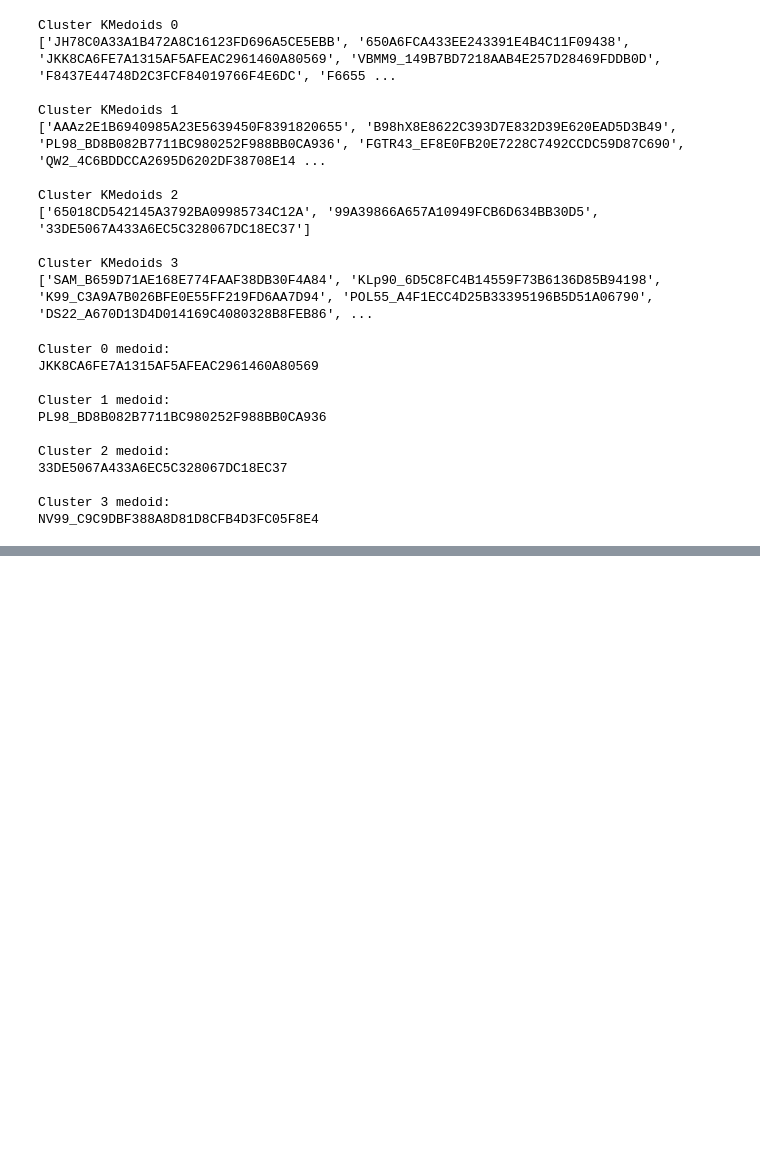
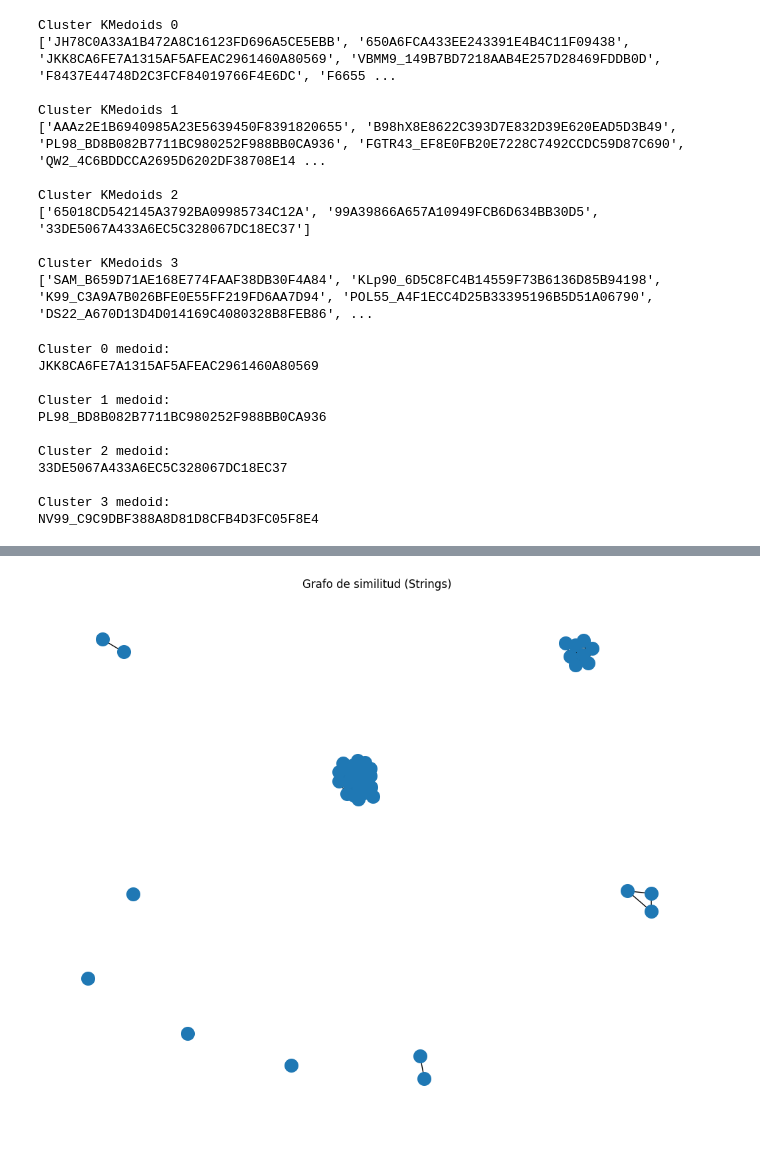
Before and after one commit to EdwinOrtegaK/Lab03_SDS, a Jupyter notebook: notebooks/lab3_malware_families.ipynb, the cells around one changed output, grey strips where cells are left out. Drawn from its saved outputs; the diff is of its cells as text; code cells hidden in the pictures; blank space fills up the shorter version.

```diff
--- a/notebooks/lab3_malware_families.ipynb
+++ b/notebooks/lab3_malware_families.ipynb
@@ -910,0 +997,16 @@ df_embed.to_csv("../dataset/malware_embeddings_pca.csv", index=False)
+# %%
+jaccard_functions = np.zeros((n,n))
+
+for i in range(n):
+    for j in range(n):
+        f1 = df_embed.iloc[i]["functions_set"]
+        f2 = df_embed.iloc[j]["functions_set"]
+        jaccard_functions[i,j] = jaccard_similarity(f1,f2)
+
+jaccard_functions_df = pd.DataFrame(
+    jaccard_functions,
+    index=df_embed["sample"],
+    columns=df_embed["sample"]
+)
+
+jaccard_functions_df.head()
@@ -910,0 +1022,24 @@ df_embed.to_csv("../dataset/malware_embeddings_pca.csv", index=False)
+# %%
+import networkx as nx
+
+threshold = 0.3
+G = nx.Graph()
+
+samples = df_embed["sample"].tolist()
+
+for s in samples:
+    G.add_node(s)
+
+for i in range(n):
+    for j in range(i+1,n):
+        sim = jaccard_strings[i,j]
+        if sim > threshold:
+            G.add_edge(samples[i], samples[j], weight=sim)
+
+plt.figure(figsize=(10,8))
+pos = nx.spring_layout(G)
+nx.draw(G, pos, node_size=200, font_size=6)
+plt.title("Grafo de similitud (Strings)")
+plt.show()
+# %% [output]
+[figure, added]
```
Also changed, not shown: parts of 9 cells of this notebook, 2 other files.
